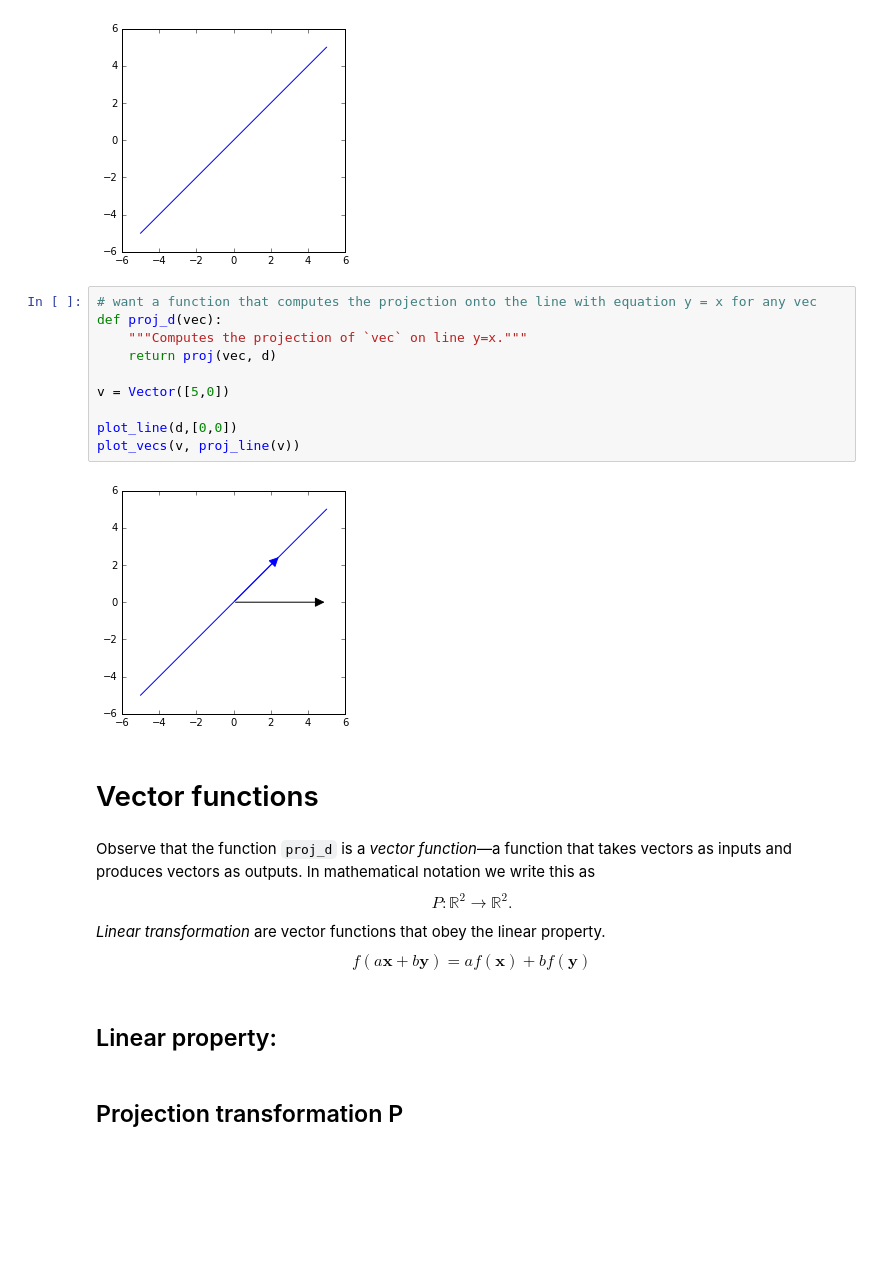
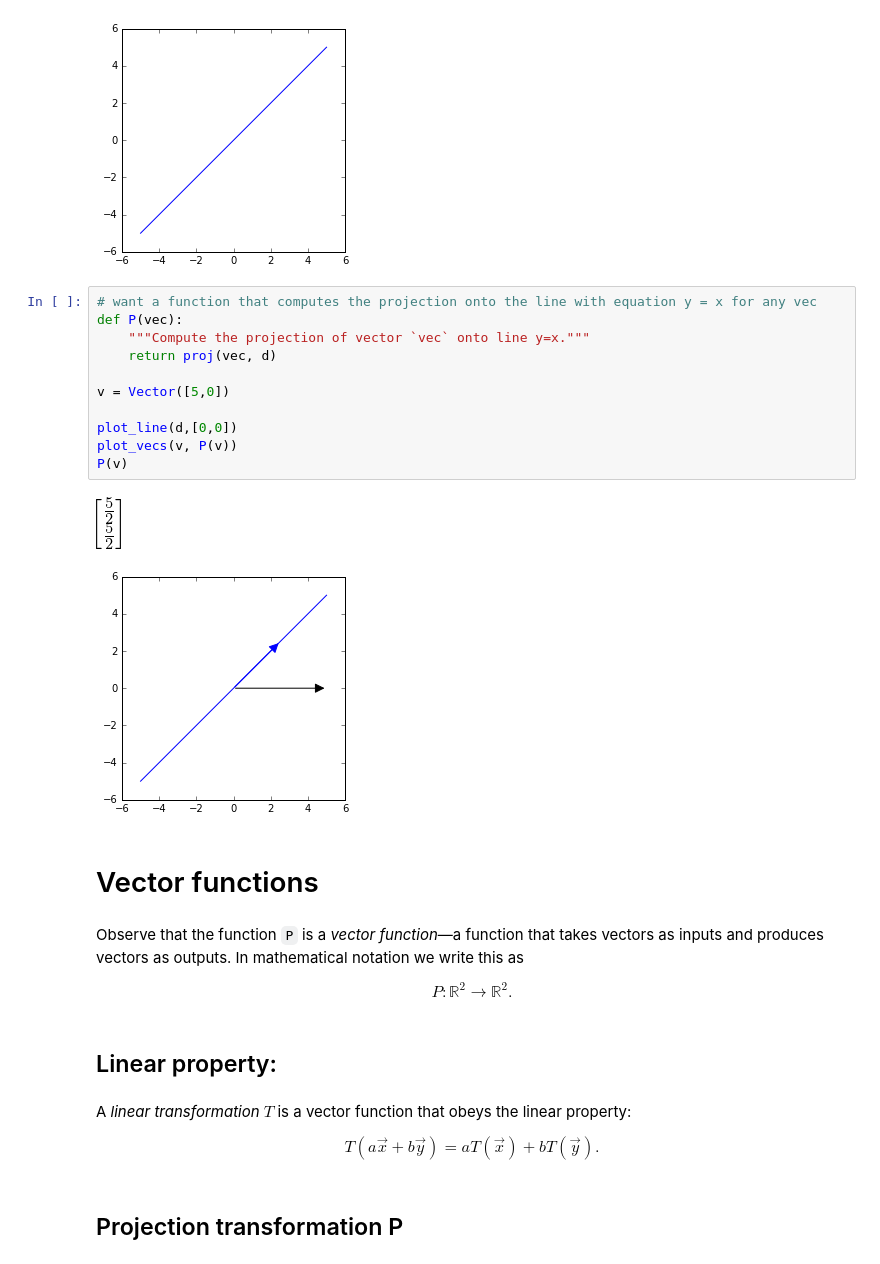
Before and after one commit to minireference/noBSLAnotebooks, a Jupyter notebook: Linear_algebra_overview.ipynb, the cells around one changed output. Cells and saved outputs as stored; diff of their text form; blank space fills up the shorter version.

Commit message:
Progress towards LA overview video notebook. Will probably take 30 mins+, will practice and record tomorrow AM

```diff
--- a/Linear_algebra_overview.ipynb
+++ b/Linear_algebra_overview.ipynb
@@ -216,29 +212,33 @@ plot_line(d,[0,0])
 [figure]
 # %%
 # want a function that computes the projection onto the line with equation y = x for any vec
-def proj_d(vec):
-    """Computes the projection of `vec` on line y=x."""
+def P(vec):
+    """Compute the projection of vector `vec` onto line y=x."""
     return proj(vec, d)
 
 v = Vector([5,0])
 
 plot_line(d,[0,0])
-plot_vecs(v, proj_line(v))
+plot_vecs(v, P(v))
+P(v)
 # %% [output]
-[figure, old version]
+[figure, new version]
+[figure, added]
 # %% [markdown]
 # Vector functions
 # %% [markdown]
-Observe that the function `proj_d` is a *vector function*—a function that takes vectors as inputs and produces vectors as outputs. In mathematical notation we write this as
+Observe that the function `P` is a *vector function*—a function that takes vectors as inputs and produces vectors as outputs. In mathematical notation we write this as
+
 $$
   P : \mathbb{R}^2 \to \mathbb{R}^2.
 $$
-
-*Linear transformation* are vector functions that obey the linear property.
-$$
-  f(a\mathbf{x} + b\mathbf{y}) = af(\mathbf{x}) + bf(\mathbf{y})
-$$
 # %% [markdown]
 ## Linear property:
+# %% [markdown]
+A *linear transformation* $T$ is a vector function that obeys the linear property:
+
+$$
+ T(a\vec{x} + b\vec{y}) = aT(\vec{x}) + bT(\vec{y}).
+$$
 # %% [markdown]
 ## Projection transformation P
```
Also changed, not shown: parts of 85 cells of this notebook, 1 other file.
